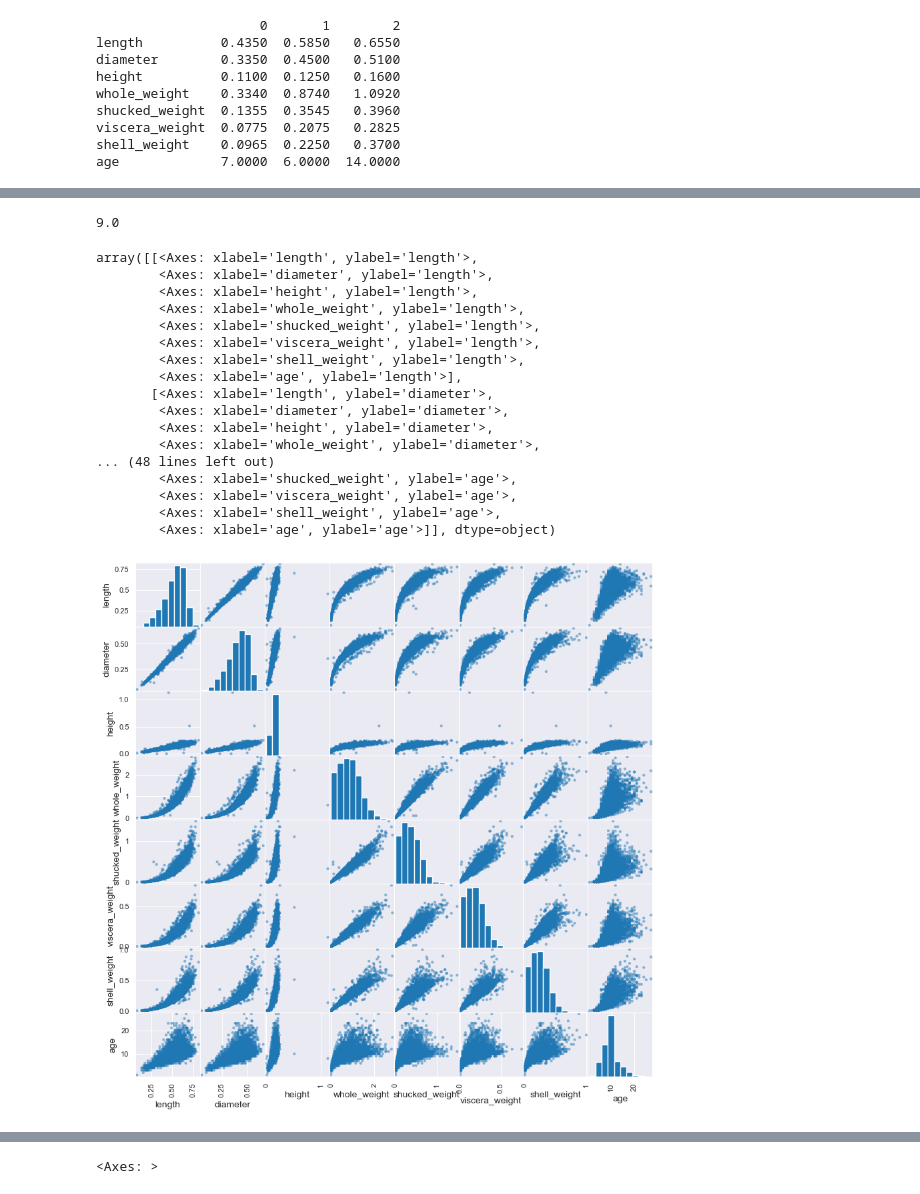
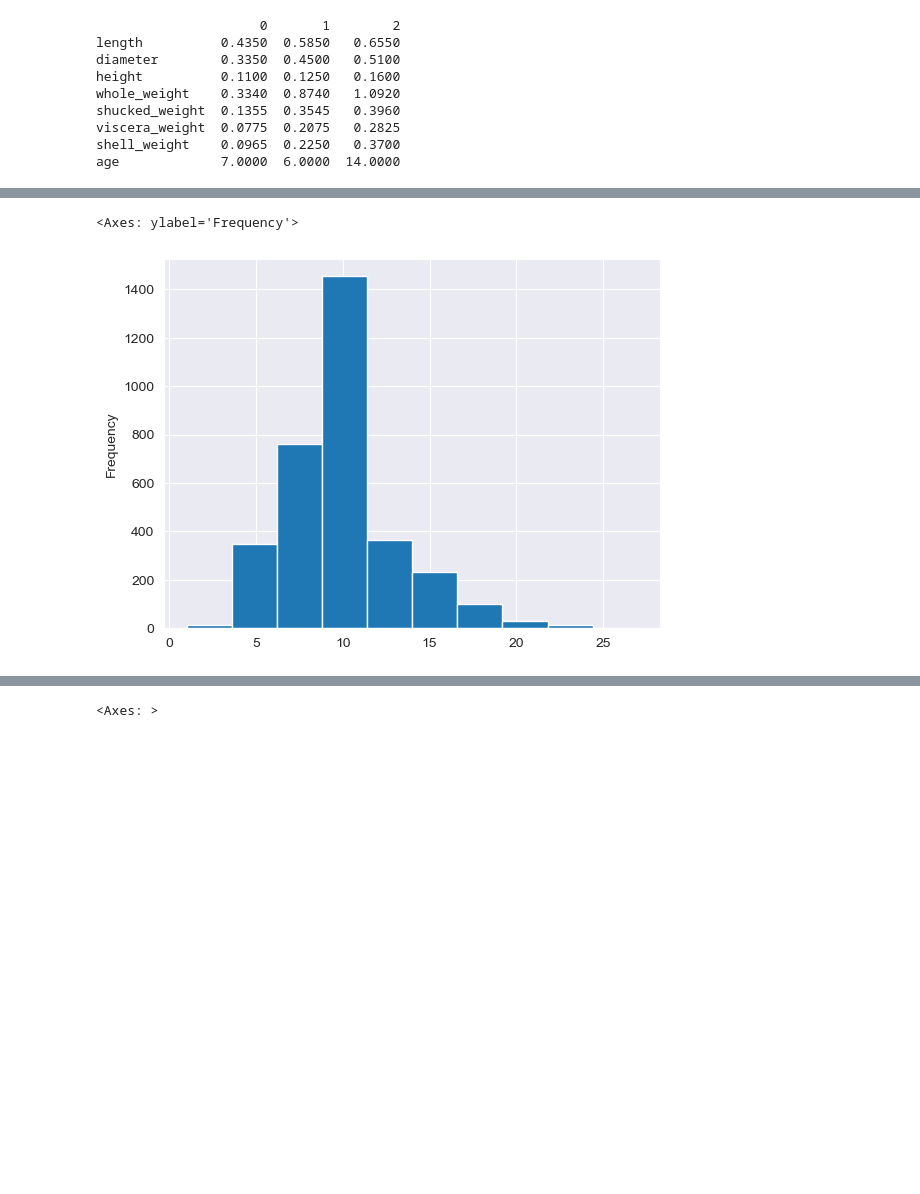
Before and after one commit to tansudasli/tensorflow-sandbox, a Jupyter notebook: pandas_data_analysis.ipynb, the cells around one changed output, grey strips where cells are left out. Drawn from its saved outputs; the diff is of its cells as text; code cells hidden in the pictures; blank space fills up the shorter version.

```diff
--- a/pandas_data_analysis.ipynb
+++ b/pandas_data_analysis.ipynb
@@ -85,25 +127,5 @@ max          0.760000      1.005000    27.000000
 # %%
-dfAbalone.age.median()
+dfAbalone.age.plot(kind="hist")
 # %% [output]
-9.0
+<Axes: ylabel='Frequency'>
+[figure, added]
-# %%
-pd.plotting.scatter_matrix(dfAbalone, figsize=(10,10))
-# %% [output]
-array([[<Axes: xlabel='length', ylabel='length'>,
-        <Axes: xlabel='diameter', ylabel='length'>,
-        <Axes: xlabel='height', ylabel='length'>,
-        <Axes: xlabel='whole_weight', ylabel='length'>,
-        <Axes: xlabel='shucked_weight', ylabel='length'>,
-        <Axes: xlabel='viscera_weight', ylabel='length'>,
-        <Axes: xlabel='shell_weight', ylabel='length'>,
-        <Axes: xlabel='age', ylabel='length'>],
-       [<Axes: xlabel='length', ylabel='diameter'>,
-        <Axes: xlabel='diameter', ylabel='diameter'>,
-        <Axes: xlabel='height', ylabel='diameter'>,
-        <Axes: xlabel='whole_weight', ylabel='diameter'>,
-... (48 lines left out)
-        <Axes: xlabel='shucked_weight', ylabel='age'>,
-        <Axes: xlabel='viscera_weight', ylabel='age'>,
-        <Axes: xlabel='shell_weight', ylabel='age'>,
-        <Axes: xlabel='age', ylabel='age'>]], dtype=object)
-[figure, removed]
```
Also changed, not shown: parts of 11 cells of this notebook.
